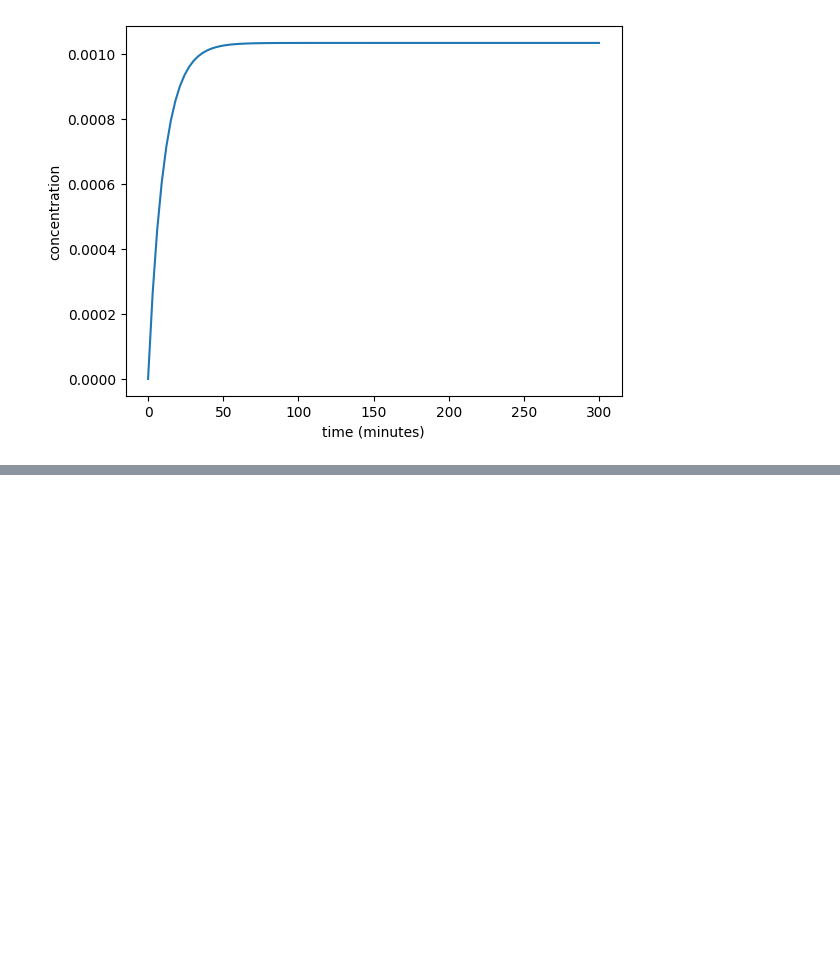
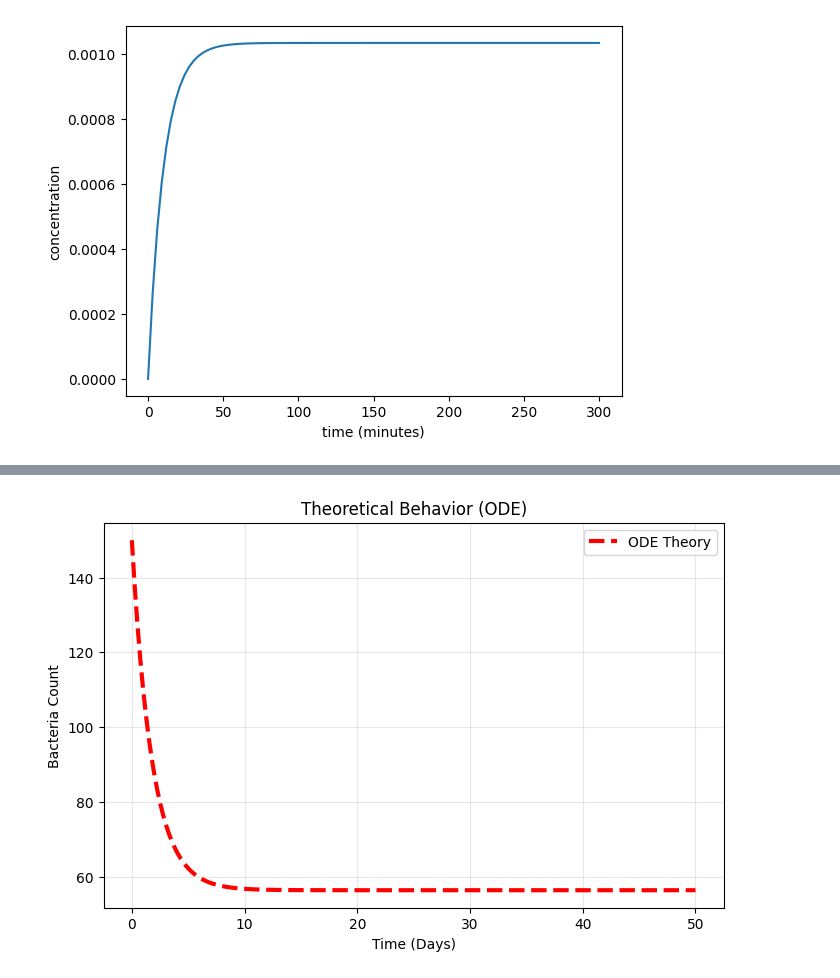
Before and after one commit to biker42/ecoli_CHME5137, a Jupyter notebook: wastewater.ipynb, the cells around one changed output, grey strips where cells are left out. Drawn from its saved outputs; the diff is of its cells as text; code cells hidden in the pictures; blank space fills up the shorter version.

```diff
--- a/wastewater.ipynb
+++ b/wastewater.ipynb
@@ -149 +134,28 @@ k_in: 84.671 bacteria/day
+# %%
+def ode(t, N0, kin, kg, kd, kw):
+    k_net_val = (kd + kw) - kg
+
+    # Avoid divide by zero if perfectly balanced
+    if np.abs(k_net_val) < 1e-9:
+        return N0 + kin * t
+
+    # Steady State = Input / Net_Decay
+    N_ss = kin / k_net_val
+
+    # Analytical Solution: N(t) = N_ss + (N0 - N_ss) * exp(-k_net * t)
+    return N_ss + (N0 - N_ss) * np.exp(-k_net_val * t)
+
+t_theory = np.linspace(0, end_time, 200)
+N_theory = ode(t_theory, bacteria0, k_in, k_growth, k_death, k_wash)
+
+plt.figure(figsize=(8, 5))
+plt.plot(t_theory, N_theory, 'r--', linewidth=3, label="ODE Theory")
+plt.title(f"Theoretical Behavior (ODE)")
+plt.xlabel("Time (Days)")
+plt.ylabel("Bacteria Count")
+plt.legend()
+plt.grid(True, alpha=0.3)
+plt.show()
+# %% [output]
+[figure, added]
 # %%
```
Also changed, not shown: parts of 7 cells of this notebook, 2 other files.
